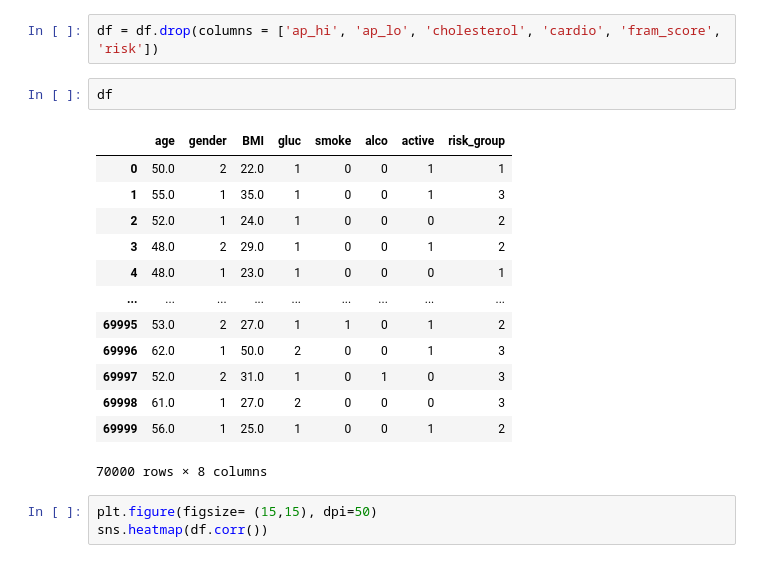
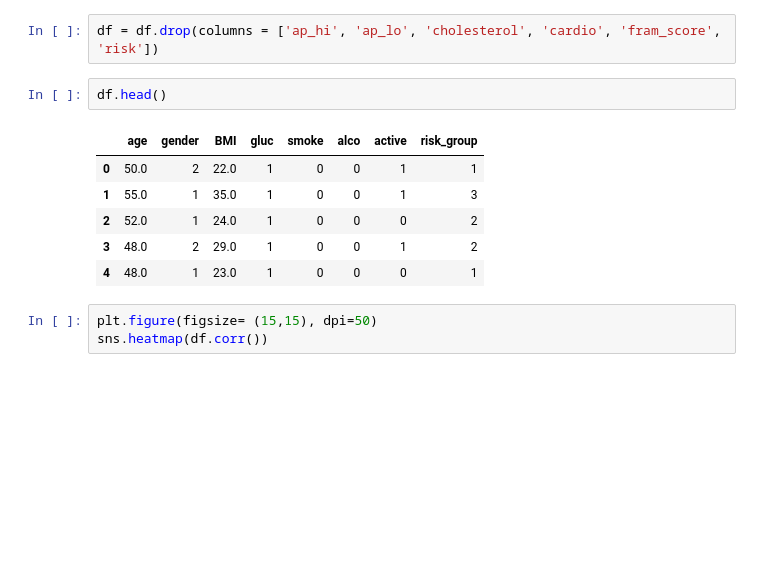
Before and after one commit to miguestepa/Project-Week-8-Final-Project, a Jupyter notebook: your-project/ML/KNN-3-score.ipynb, the cells around one changed output. Cells and saved outputs as stored; diff of their text form; blank space fills up the shorter version.

```diff
--- a/your-project/ML/KNN-3-score.ipynb
+++ b/your-project/ML/KNN-3-score.ipynb
@@ -70,21 +63,14 @@ df.describe()
 # %%
 df = df.drop(columns = ['ap_hi', 'ap_lo', 'cholesterol', 'cardio', 'fram_score', 'risk'])
 # %%
-df
+df.head()
 # %% [output]
 |  | age | gender | BMI | gluc | smoke | alco | active | risk_group |
 | 0 | 50.0 | 2 | 22.0 | 1 | 0 | 0 | 1 | 1 |
 | 1 | 55.0 | 1 | 35.0 | 1 | 0 | 0 | 1 | 3 |
 | 2 | 52.0 | 1 | 24.0 | 1 | 0 | 0 | 0 | 2 |
 | 3 | 48.0 | 2 | 29.0 | 1 | 0 | 0 | 1 | 2 |
 | 4 | 48.0 | 1 | 23.0 | 1 | 0 | 0 | 0 | 1 |
-| ... | ... | ... | ... | ... | ... | ... | ... | ... |
-| 69995 | 53.0 | 2 | 27.0 | 1 | 1 | 0 | 1 | 2 |
-| 69996 | 62.0 | 1 | 50.0 | 2 | 0 | 0 | 1 | 3 |
-| 69997 | 52.0 | 2 | 31.0 | 1 | 0 | 1 | 0 | 3 |
-| 69998 | 61.0 | 1 | 27.0 | 2 | 0 | 0 | 0 | 3 |
-| 69999 | 56.0 | 1 | 25.0 | 1 | 0 | 0 | 1 | 2 |
-70000 rows × 8 columns
 # %%
 plt.figure(figsize= (15,15), dpi=50)
 sns.heatmap(df.corr())
```
Also changed, not shown: parts of 2 cells of this notebook, 7 other files.
